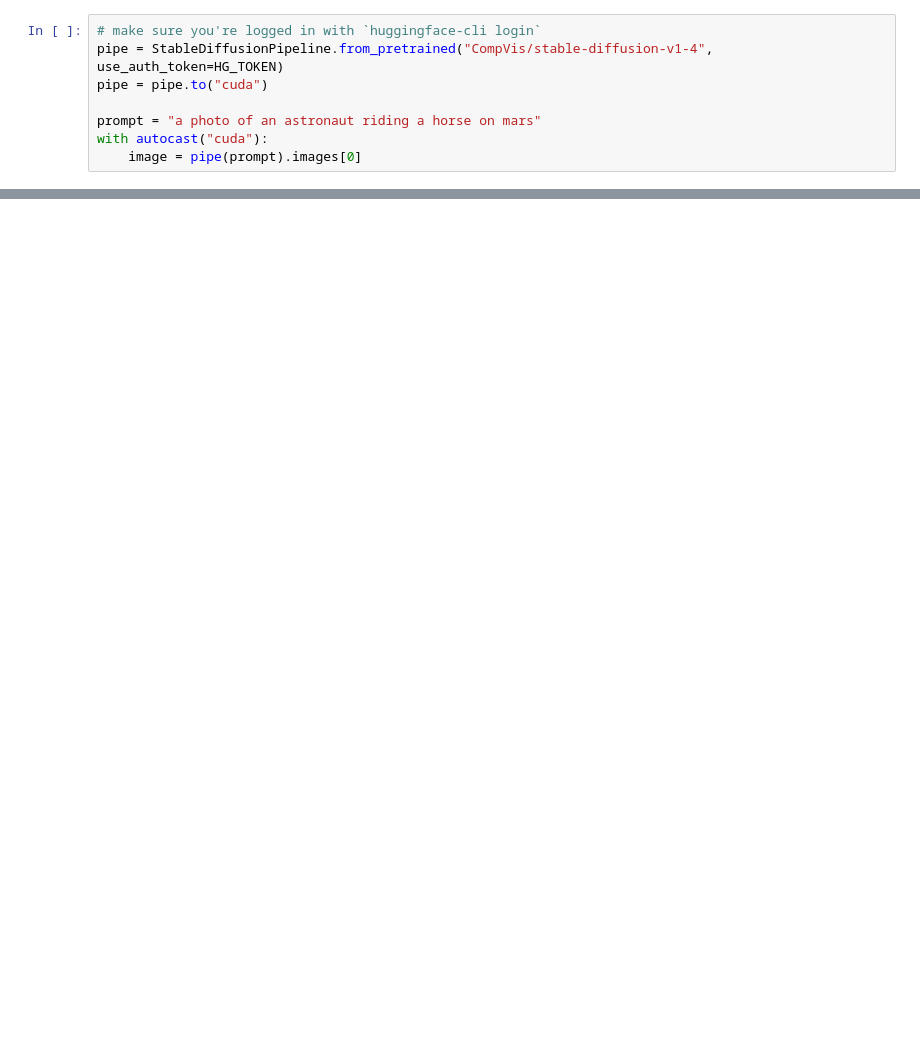
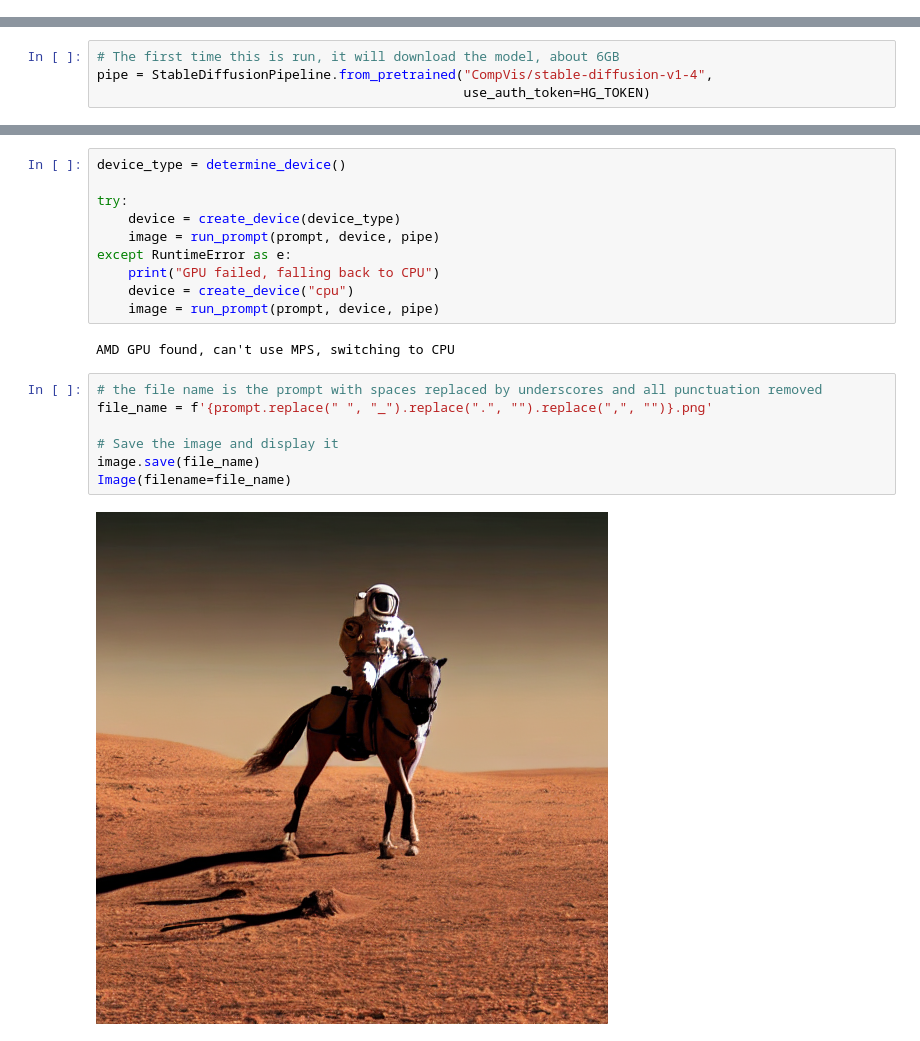
Before and after one commit to reidg44/stable-diffusion, a Jupyter notebook: sd_test.ipynb, the cells around one changed output, grey strips where cells are left out. Cells and saved outputs as stored; diff of their text form; blank space fills up the shorter version.

```diff
--- a/sd_test.ipynb
+++ b/sd_test.ipynb
@@ -9,8 +0,0 @@ HG_TOKEN = os.getenv('HG_TOKEN')
-# %%
-# make sure you're logged in with `huggingface-cli login`
-pipe = StableDiffusionPipeline.from_pretrained("CompVis/stable-diffusion-v1-4", use_auth_token=HG_TOKEN)
-pipe = pipe.to("cuda")
-
-prompt = "a photo of an astronaut riding a horse on mars"
-with autocast("cuda"):
-    image = pipe(prompt).images[0]
@@ -20,0 +15,4 @@ AssertionError: Torch not compiled with CUDA enabled
+# %%
+# The first time this is run, it will download the model, about 6GB
+pipe = StableDiffusionPipeline.from_pretrained("CompVis/stable-diffusion-v1-4",
+                                               use_auth_token=HG_TOKEN)
@@ -20,0 +57,21 @@ AssertionError: Torch not compiled with CUDA enabled
+# %%
+device_type = determine_device()
+
+try:
+    device = create_device(device_type)
+    image = run_prompt(prompt, device, pipe)
+except RuntimeError as e:
+    print("GPU failed, falling back to CPU")
+    device = create_device("cpu")
+    image = run_prompt(prompt, device, pipe)
+# %% [output]
+AMD GPU found, can't use MPS, switching to CPU
+# %%
+# the file name is the prompt with spaces replaced by underscores and all punctuation removed
+file_name = f'{prompt.replace(" ", "_").replace(".", "").replace(",", "")}.png'
+
+# Save the image and display it
+image.save(file_name)
+Image(filename=file_name)
+# %% [output]
+[figure, added]
```
Also changed, not shown: parts of 6 cells of this notebook, 3 other files.
